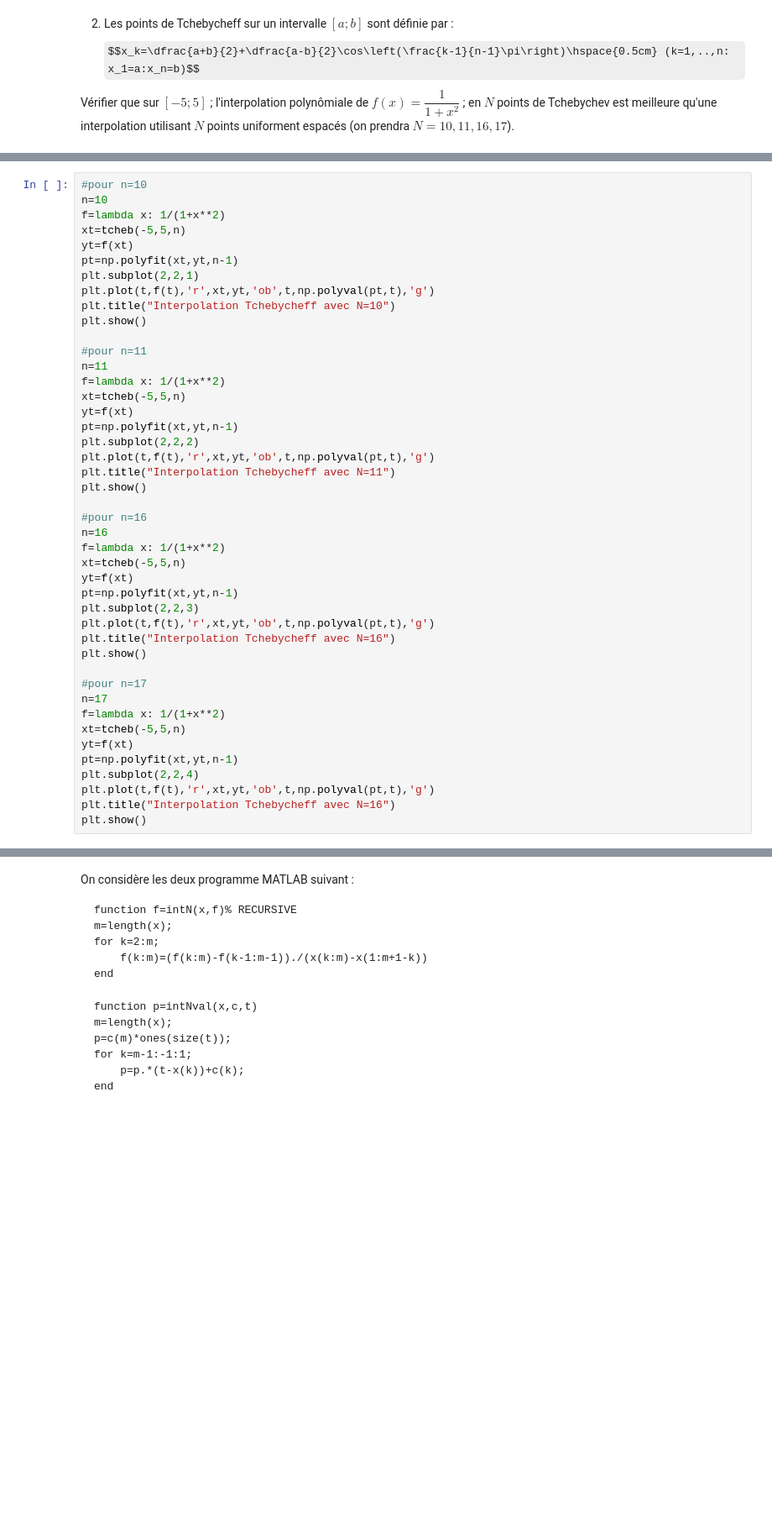
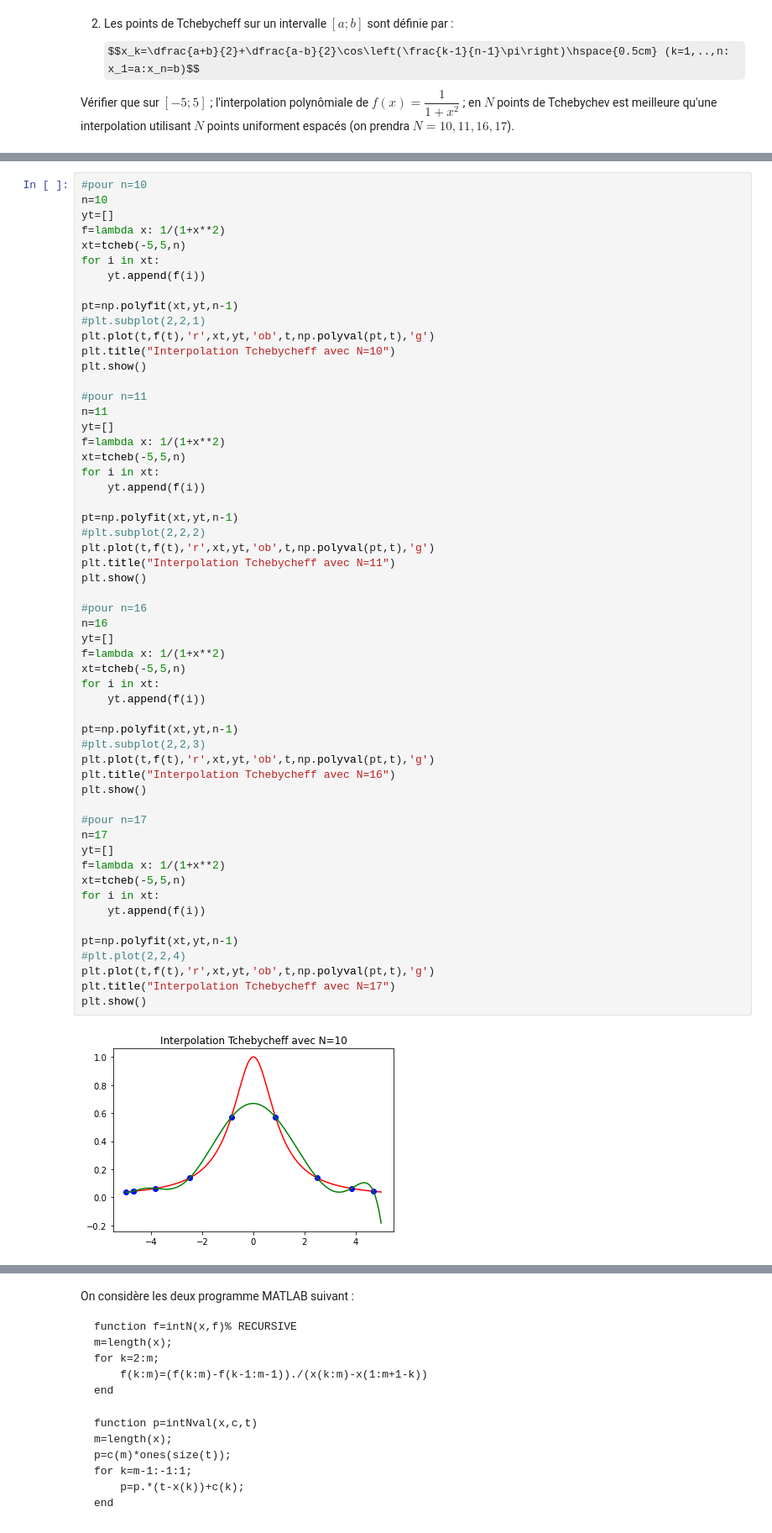
Before and after one commit to malek-ghozzi/TP_ANAL_NUM, a Jupyter notebook: TP2.ipynb, the cells around one changed output, grey strips where cells are left out. Shown at 84% size. Drawn from its saved outputs; the diff is of its cells as text; some formulas as TeX source; blank space fills up the shorter version.

```diff
--- a/TP2.ipynb
+++ b/TP2.ipynb
@@ -238,44 +260,58 @@ v=tcheb(-5,5,11)
 # %%
 #pour n=10
 n=10
+yt=[]
 f=lambda x: 1/(1+x**2)
 xt=tcheb(-5,5,n)
-yt=f(xt)
+for i in xt:
+    yt.append(f(i))
+
 pt=np.polyfit(xt,yt,n-1)
-plt.subplot(2,2,1)
+#plt.subplot(2,2,1)
 plt.plot(t,f(t),'r',xt,yt,'ob',t,np.polyval(pt,t),'g')
 plt.title("Interpolation Tchebycheff avec N=10")
 plt.show()
 
 #pour n=11
 n=11
+yt=[]
 f=lambda x: 1/(1+x**2)
 xt=tcheb(-5,5,n)
-yt=f(xt)
+for i in xt:
+    yt.append(f(i))
+
 pt=np.polyfit(xt,yt,n-1)
-plt.subplot(2,2,2)
+#plt.subplot(2,2,2)
 plt.plot(t,f(t),'r',xt,yt,'ob',t,np.polyval(pt,t),'g')
 plt.title("Interpolation Tchebycheff avec N=11")
 plt.show()
 
 #pour n=16
 n=16
+yt=[]
 f=lambda x: 1/(1+x**2)
 xt=tcheb(-5,5,n)
-yt=f(xt)
+for i in xt:
+    yt.append(f(i))
+
 pt=np.polyfit(xt,yt,n-1)
-plt.subplot(2,2,3)
+#plt.subplot(2,2,3)
 plt.plot(t,f(t),'r',xt,yt,'ob',t,np.polyval(pt,t),'g')
 plt.title("Interpolation Tchebycheff avec N=16")
 plt.show()
 
 #pour n=17
 n=17
+yt=[]
 f=lambda x: 1/(1+x**2)
 xt=tcheb(-5,5,n)
-yt=f(xt)
+for i in xt:
+    yt.append(f(i))
+
 pt=np.polyfit(xt,yt,n-1)
-plt.subplot(2,2,4)
+#plt.plot(2,2,4)
 plt.plot(t,f(t),'r',xt,yt,'ob',t,np.polyval(pt,t),'g')
-plt.title("Interpolation Tchebycheff avec N=16")
+plt.title("Interpolation Tchebycheff avec N=17")
 plt.show()
+# %% [output]
+[figure, added]
```
Also changed, not shown: parts of 10 cells of this notebook.
